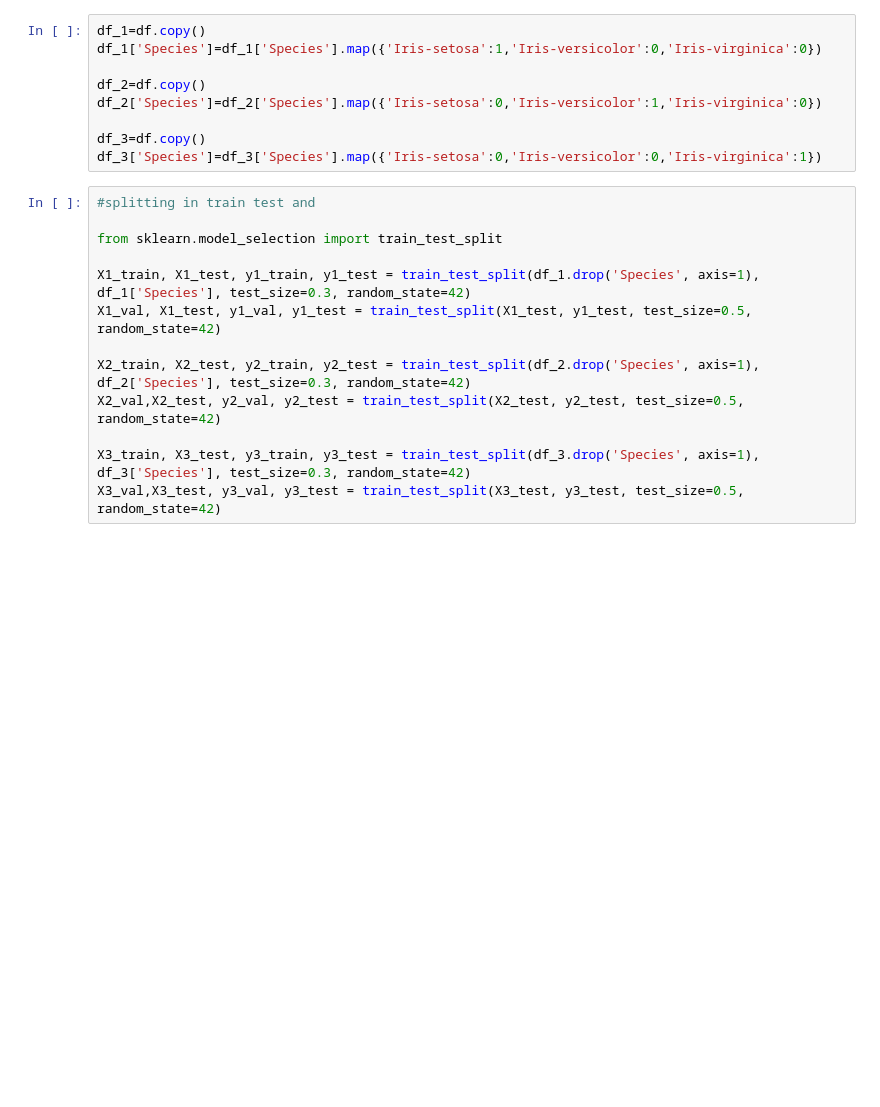
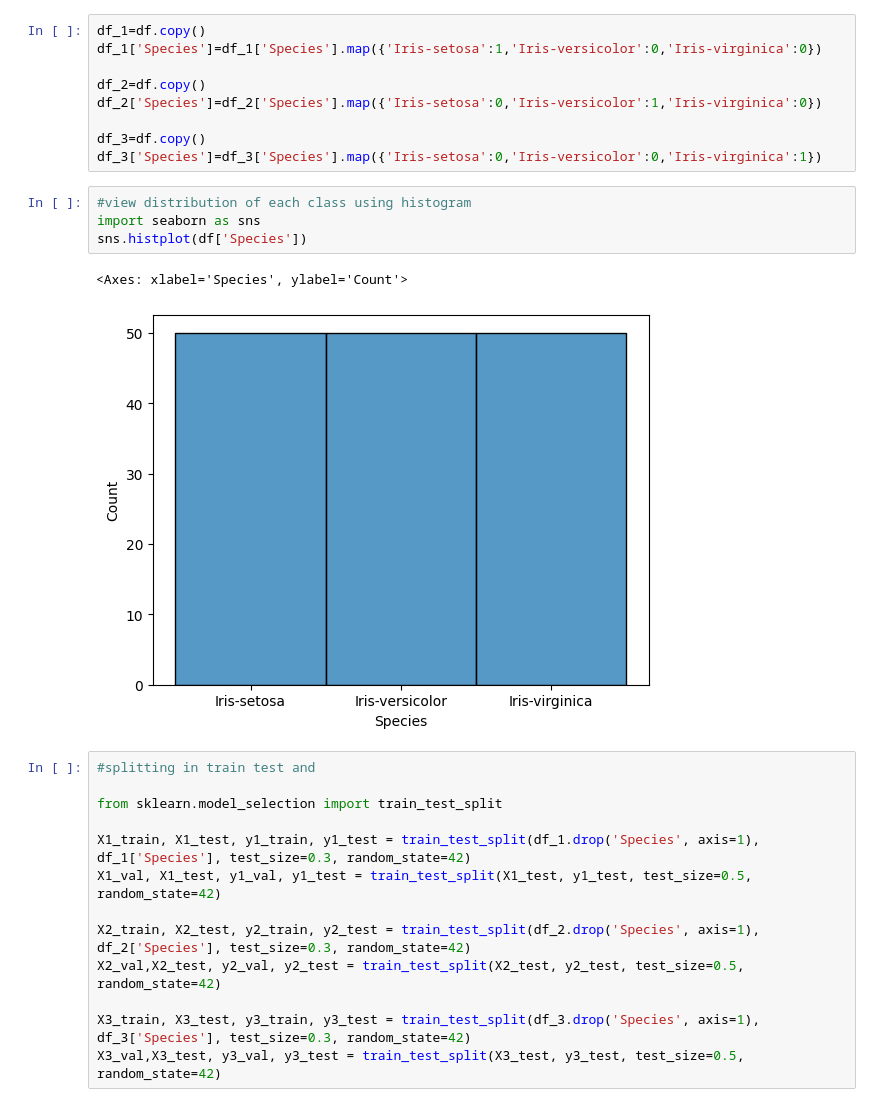
Before and after one commit to Khushkataruka/Machine-Learning-SVNIT, a Jupyter notebook: ML_LAB_5.ipynb, the cells around one changed output. Cells and saved outputs as stored; diff of their text form; blank space fills up the shorter version.

```diff
--- a/ML_LAB_5.ipynb
+++ b/ML_LAB_5.ipynb
@@ -79,6 +79,13 @@ df_2['Species']=df_2['Species'].map({'Iris-setosa':0,'Iris-versicolor':1,'Iris-v
 
 df_3=df.copy()
 df_3['Species']=df_3['Species'].map({'Iris-setosa':0,'Iris-versicolor':0,'Iris-virginica':1})
+# %%
+#view distribution of each class using histogram
+import seaborn as sns
+sns.histplot(df['Species'])
+# %% [output]
+<Axes: xlabel='Species', ylabel='Count'>
+[figure, added]
 # %%
 #splitting in train test and
 
```
Also changed, not shown: parts of 26 cells of this notebook.
